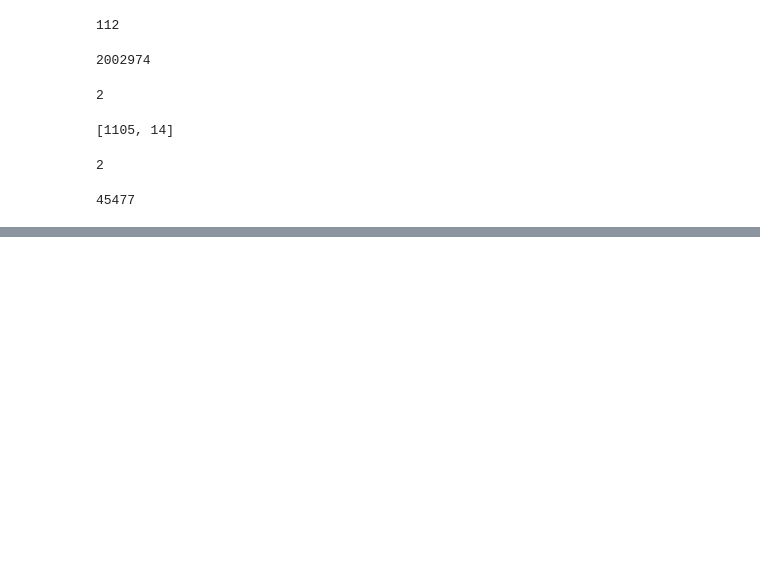
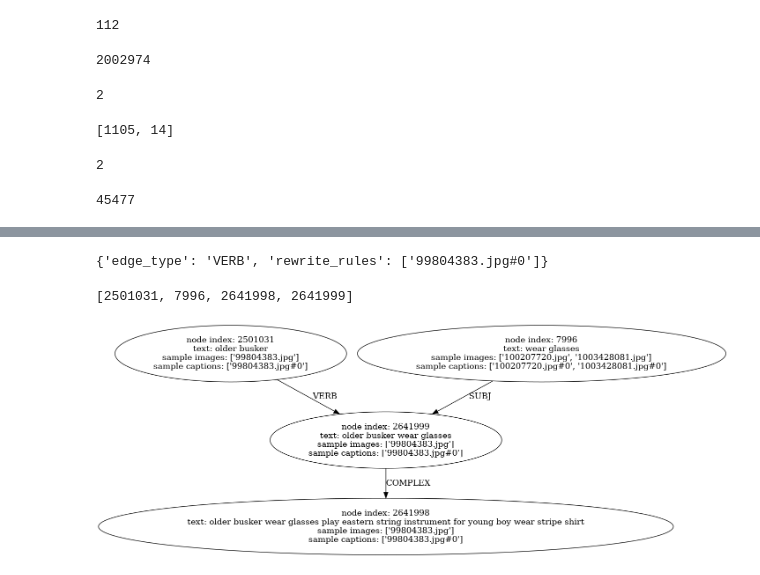
Before and after one commit to Abhijit-2592/dgs, a Jupyter notebook: notebooks/using_denotation_graph.ipynb, the cells around one changed output, grey strips where cells are left out. Saved outputs shown, nothing was run; the diff lists cells and outputs as text; code cells hidden in the pictures; blank space fills up the shorter version.

Commit message:
visualization added for denotation graphs

```diff
--- a/notebooks/using_denotation_graph.ipynb
+++ b/notebooks/using_denotation_graph.ipynb
@@ -133,0 +152,4 @@ len(cousins)
+# %%
+dg.get_edge_info((2501031, 2641999))
+# %% [output]
+{'edge_type': 'VERB', 'rewrite_rules': ['99804383.jpg#0']}
@@ -133,0 +158,4 @@ len(cousins)
+# %%
+subgraph.nodes
+# %% [output]
+[2501031, 7996, 2641998, 2641999]
@@ -133,0 +167,4 @@ len(cousins)
+# %%
+display.Image(filename="./subgraph_viz.png")
+# %% [output]
+[figure, added]
```
Also changed, not shown: parts of 9 cells of this notebook, 1 other file.
